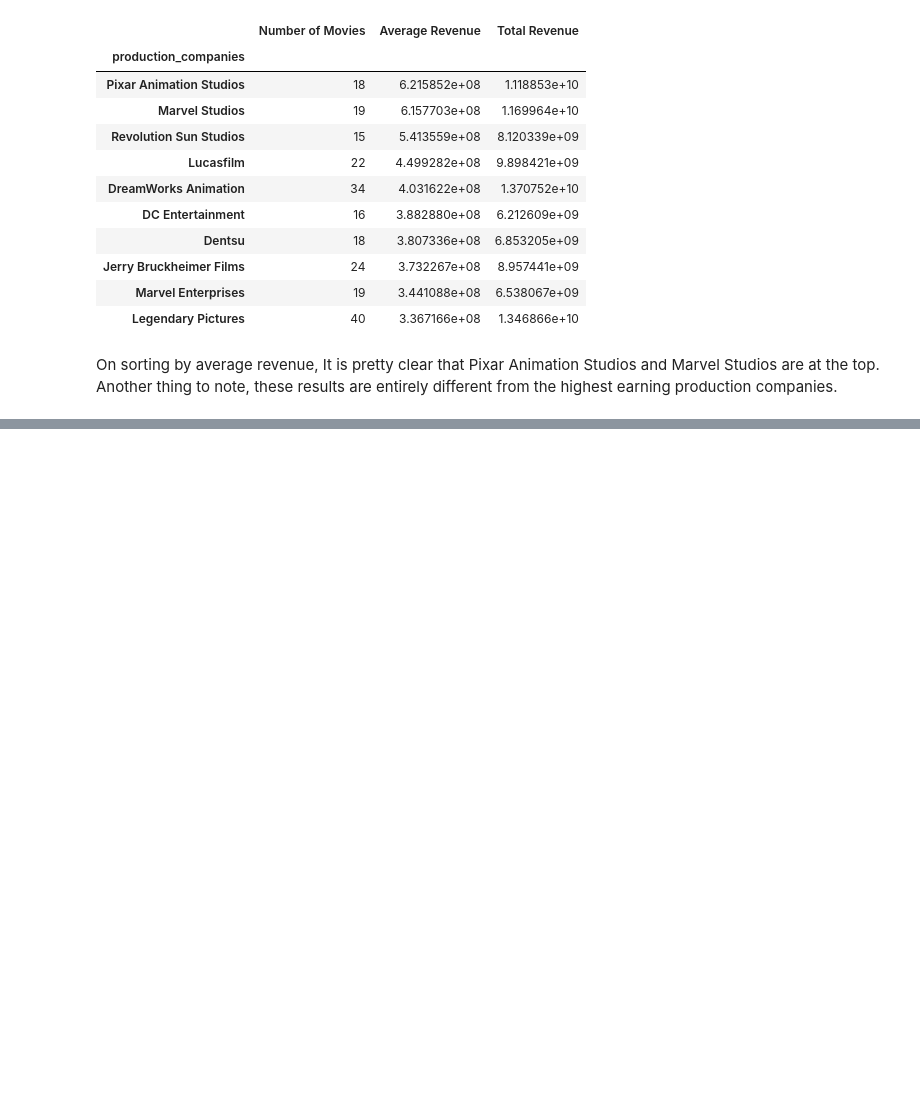
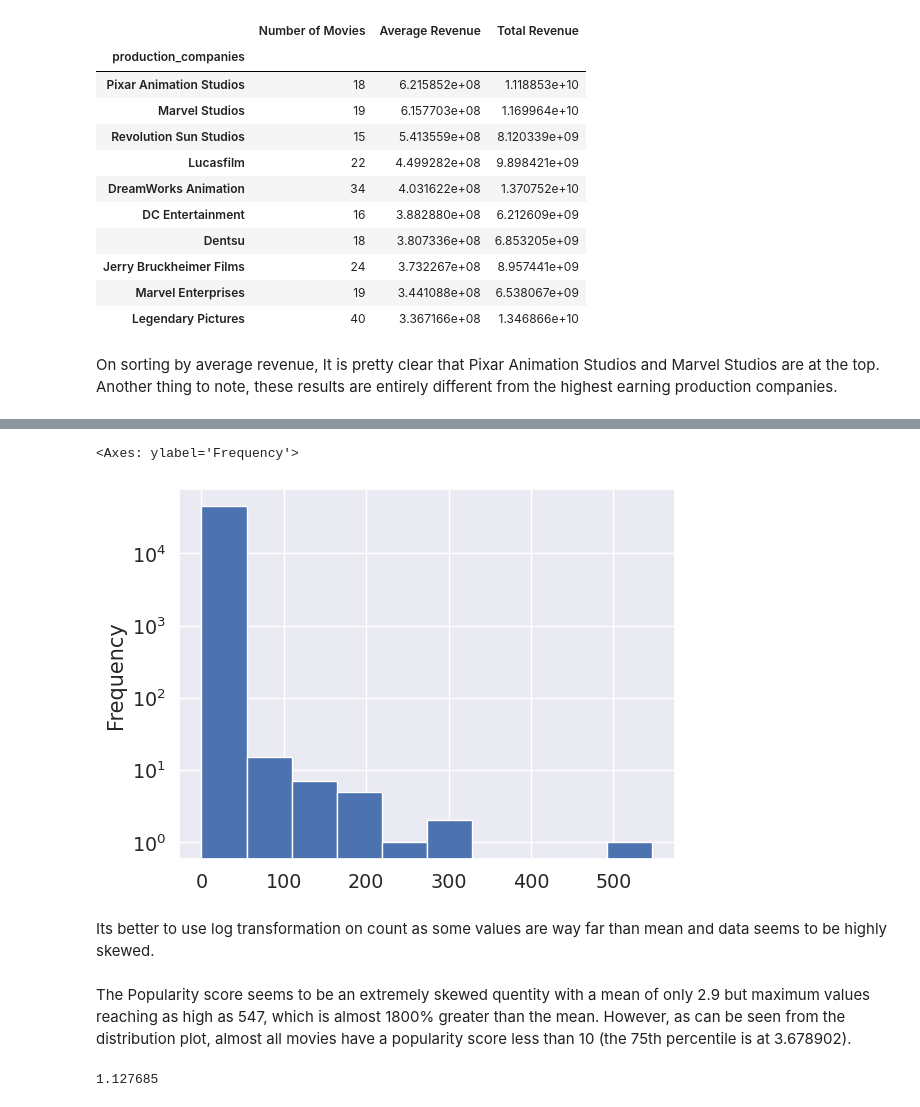
Before and after one commit to M-Awwab-Khan/most-comprehensive-movies-analysis, a Jupyter notebook: Movie_Metrics_An_Analyst_Approach.ipynb, the cells around one changed output, grey strips where cells are left out. Saved outputs shown, nothing was run; the diff lists cells and outputs as text; code cells hidden in the pictures; blank space fills up the shorter version.

```diff
--- a/Movie_Metrics_An_Analyst_Approach.ipynb
+++ b/Movie_Metrics_An_Analyst_Approach.ipynb
@@ -450,0 +499,13 @@ On sorting by average revenue, It is pretty clear that Pixar Animation Studios a
+# %%
+df['popularity'].plot(logy=True, kind='hist')
+# %% [output]
+<Axes: ylabel='Frequency'>
+[figure, added]
+# %% [markdown]
+Its better to use log transformation on count as some values are way far than mean and data seems to be highly skewed.
+# %% [markdown]
+The Popularity score seems to be an extremely skewed quentity with a mean of only 2.9 but maximum values reaching as high as 547, which is almost 1800% greater than the mean. However, as can be seen from the distribution plot, almost all movies have a popularity score less than 10 (the 75th percentile is at 3.678902).
+# %%
+df.popularity.median()
+# %% [output]
+1.127685
```
Also changed, not shown: parts of 17 cells of this notebook.
